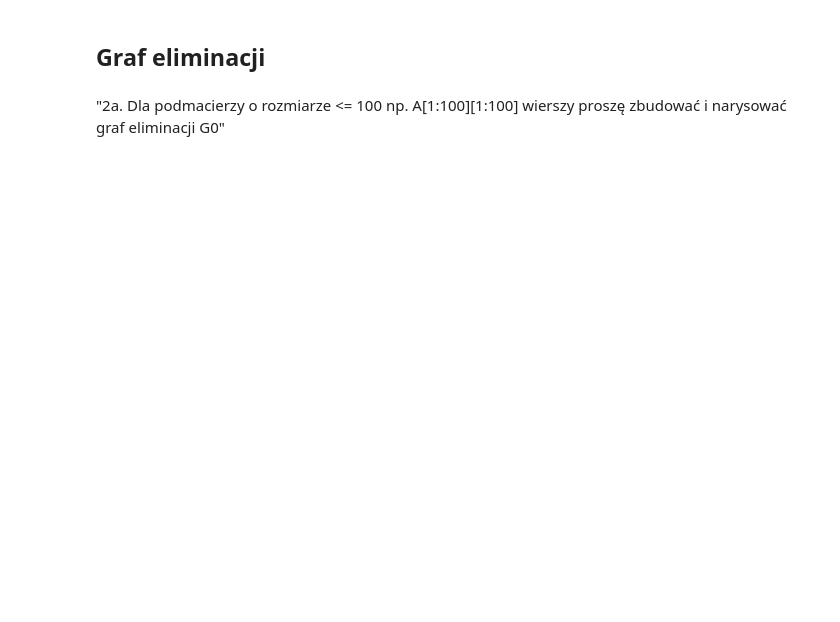
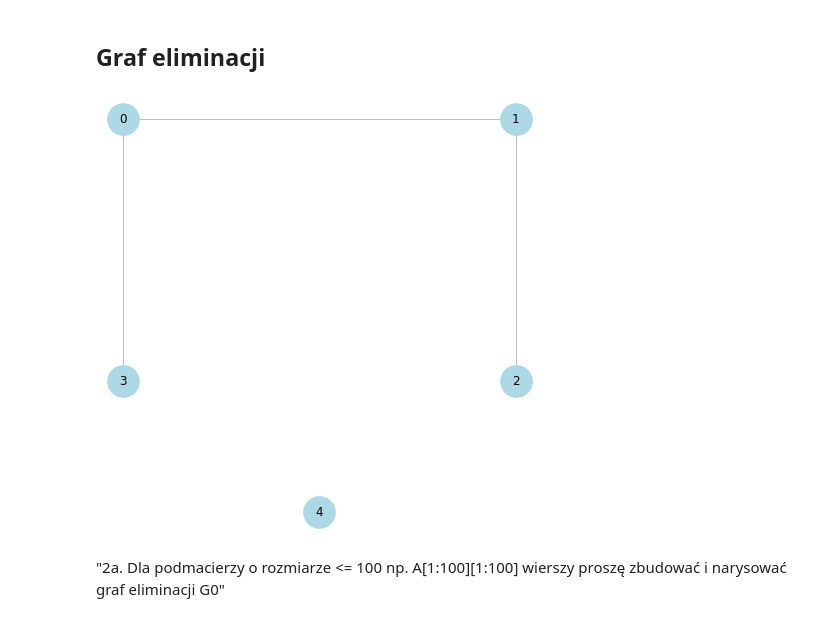
Before and after one commit to mhawryluk/matrix-algorithms, a Jupyter notebook: lab5/lab5.ipynb, the cells around one changed output. Cells and saved outputs as stored; diff of their text form; code cells hidden in the pictures; blank space fills up the shorter version.

Commit message:
Implement constructing and displaying elimination graphs

```diff
--- a/lab5/lab5.ipynb
+++ b/lab5/lab5.ipynb
@@ -37,3 +213,42 @@ def elimination_graph(matrix):
+# %%
+def elimination_graph_csr(matrix):
+    graph = nx.Graph()
+
+    ICL, VAL, ROWPTR = matrix
+    n = len(ROWPTR) - 1
+    matrix = np.zeros((n, n))
+
+    for row in range(n):
+        for j in range(ROWPTR[row], ROWPTR[row+1]):
+            graph.add_edge(row, ICL[j])
+
+    return graph
+# %%
+def draw_graph(graph, pos=None, node_size=400, figsize=(10,10)):
+    if pos is None:
+        pos = nx.random_layout(graph)
+
+    plt.figure(figsize=figsize)
+    nx.draw(graph, pos=pos, with_labels=True, node_size=node_size, node_color='lightblue', edge_color='silver')
+# %%
+test_matrix = np.array([
+    [1, 1, 0, 1, 0],
+    [1, 2, 1, 0, 0],
+    [0, 1, 3, 0, 0],
+    [1, 0, 0, 4, 0],
+    [0, 0, 0, 0, 5],
+])
+
+test_pos = {
+    0: (0, 1),
+    1: (1, 1),
+    2: (1, 0),
+    3: (0, 0),
+    4: (0.5, -0.5)
+}
+draw_graph(elimination_graph_csr(convert_to_csr(test_matrix)), test_pos, 1000, (6, 6))
+# %% [output]
+[figure, added]
 # %% [markdown]
 "2a. Dla podmacierzy o rozmiarze <= 100 np. A[1:100][1:100] wierszy proszę
 zbudować i narysować graf eliminacji G0"
```
Also changed, not shown: parts of 9 cells of this notebook, 1 other file.
